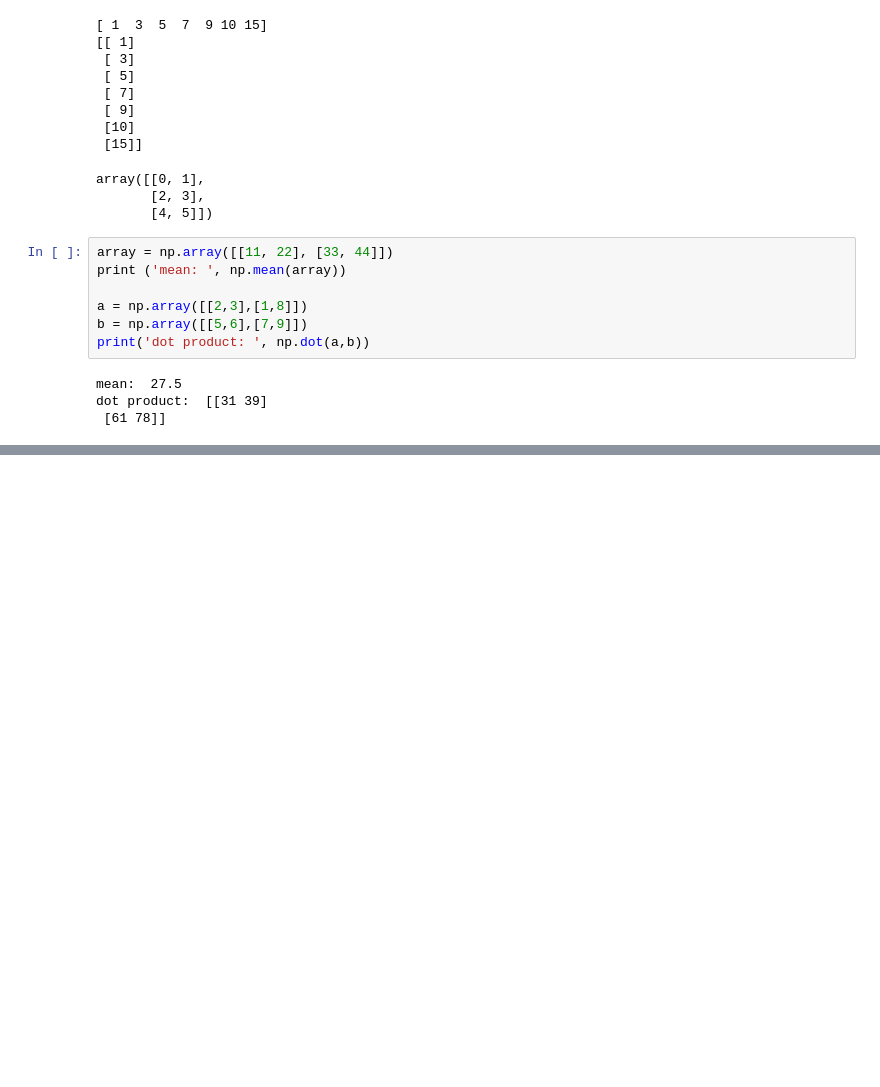
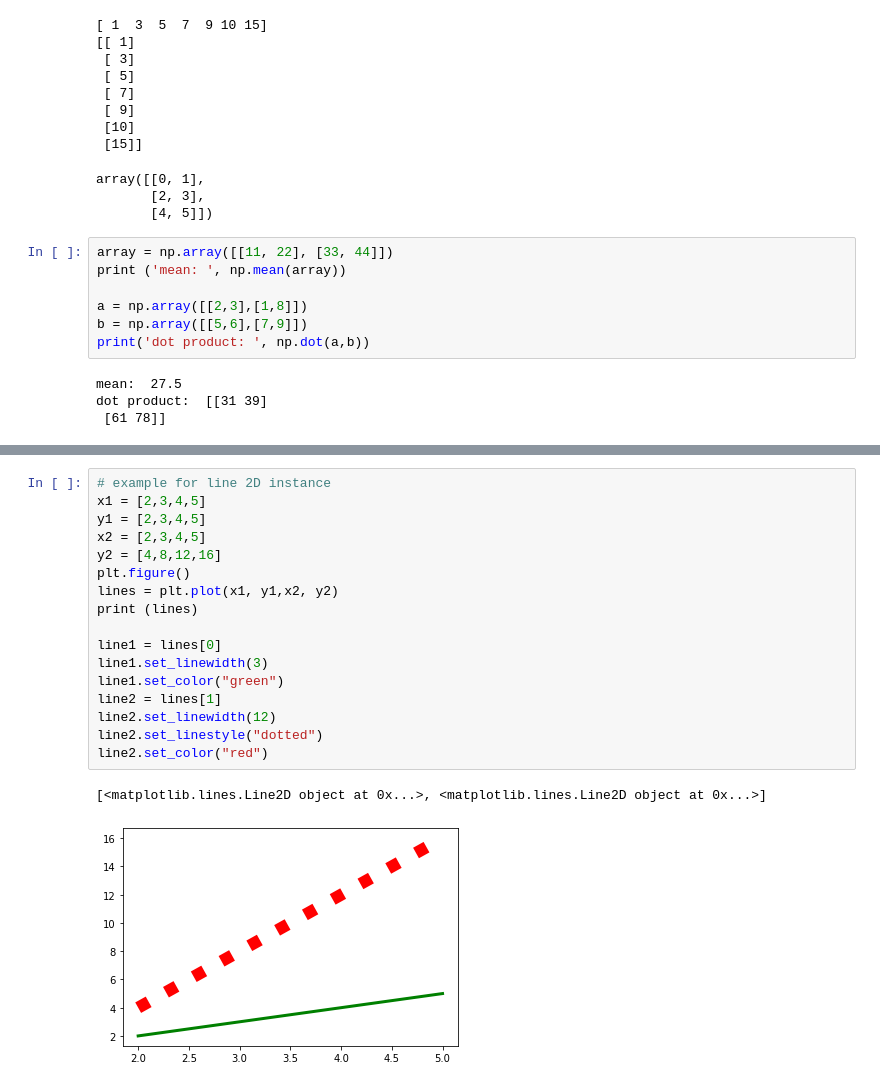
Before and after one commit to MaxDerWeber/ComputationalMacro, a Jupyter notebook: exercises_lecture.ipynb, the cells around one changed output, grey strips where cells are left out. Saved outputs shown, nothing was run; the diff lists cells and outputs as text; blank space fills up the shorter version.

```diff
--- a/exercises_lecture.ipynb
+++ b/exercises_lecture.ipynb
@@ -187,0 +224,20 @@ dot product:  [[31 39]
+# %%
+# example for line 2D instance
+x1 = [2,3,4,5]
+y1 = [2,3,4,5]
+x2 = [2,3,4,5]
+y2 = [4,8,12,16]
+plt.figure()
+lines = plt.plot(x1, y1,x2, y2)
+print (lines)
+
+line1 = lines[0]
+line1.set_linewidth(3)
+line1.set_color("green")
+line2 = lines[1]
+line2.set_linewidth(12)
+line2.set_linestyle("dotted")
+line2.set_color("red")
+# %% [output]
+[<matplotlib.lines.Line2D object at 0x...>, <matplotlib.lines.Line2D object at 0x...>]
+[figure, added]
```
Also changed, not shown: parts of 13 cells of this notebook.
